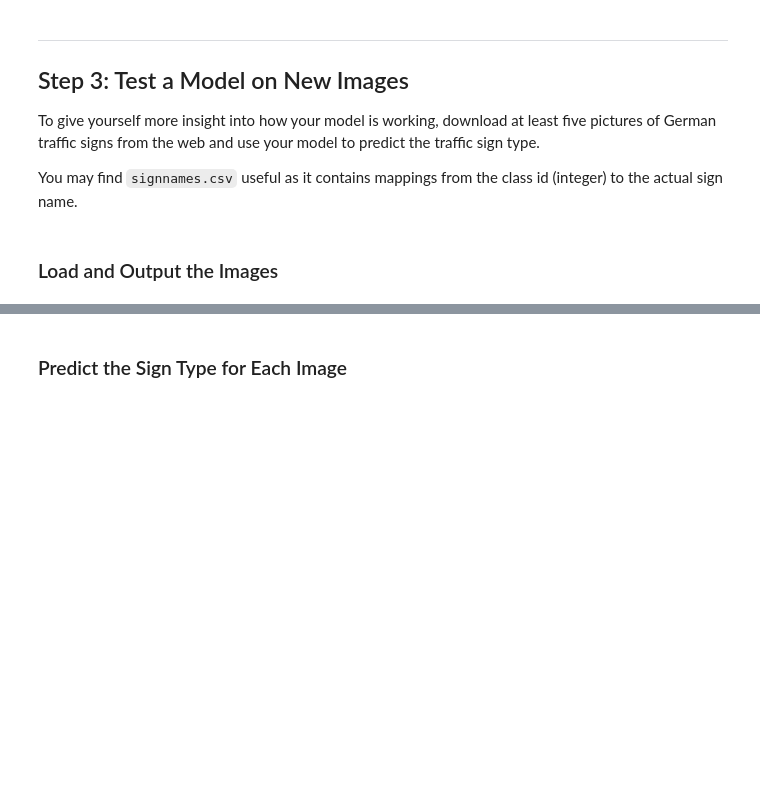
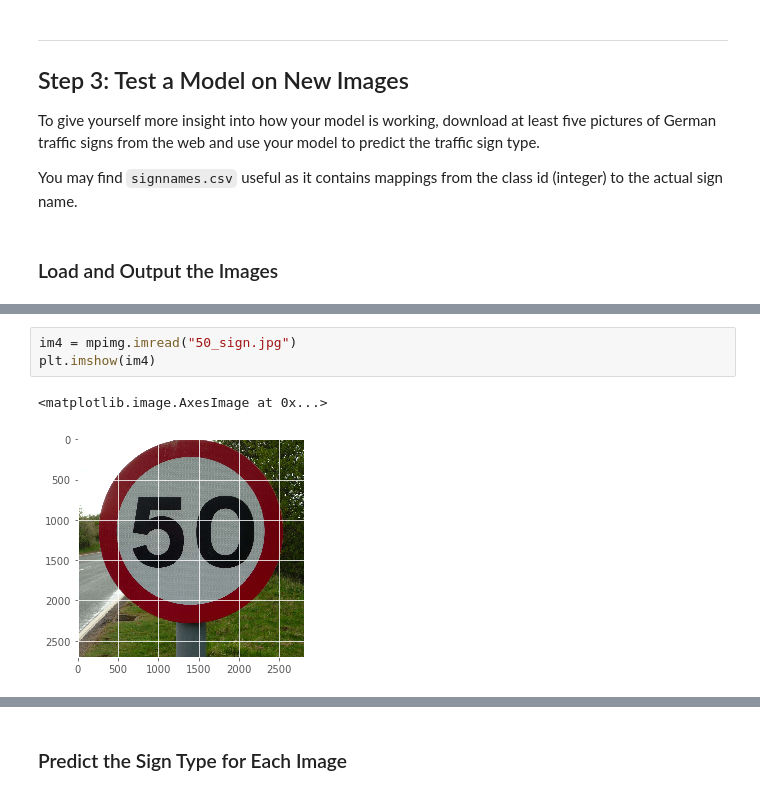
Before and after one commit to andrewszwec/proj2-traffic-sign-classifier, a Jupyter notebook: Traffic_Sign_Classifier.ipynb, the cells around one changed output, grey strips where cells are left out. Saved outputs shown, nothing was run; the diff lists cells and outputs as text; blank space fills up the shorter version.

```diff
--- a/Traffic_Sign_Classifier.ipynb
+++ b/Traffic_Sign_Classifier.ipynb
@@ -398,0 +423,6 @@ You may find `signnames.csv` useful as it contains mappings from the class id (i
+# %%
+im4 = mpimg.imread("50_sign.jpg")
+plt.imshow(im4)
+# %% [output]
+<matplotlib.image.AxesImage at 0x...>
+[figure, added]
```
Also changed, not shown: parts of 18 cells of this notebook, 2 other files.
